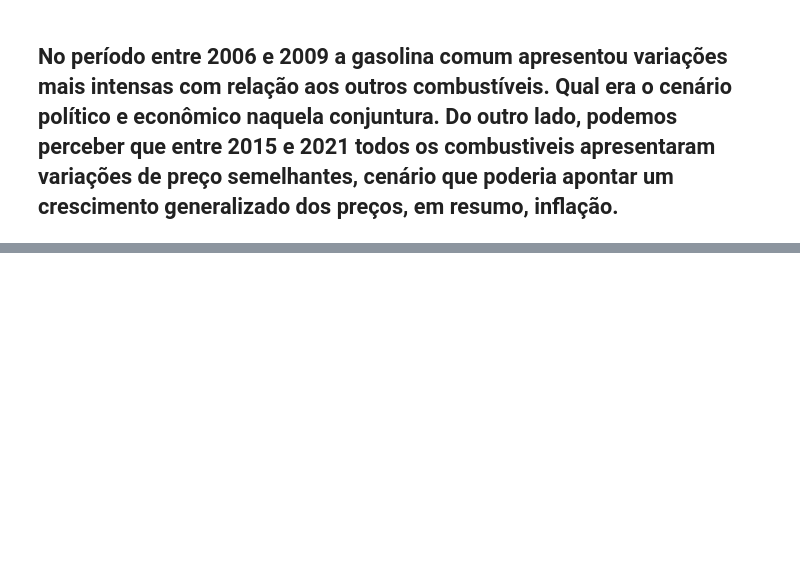
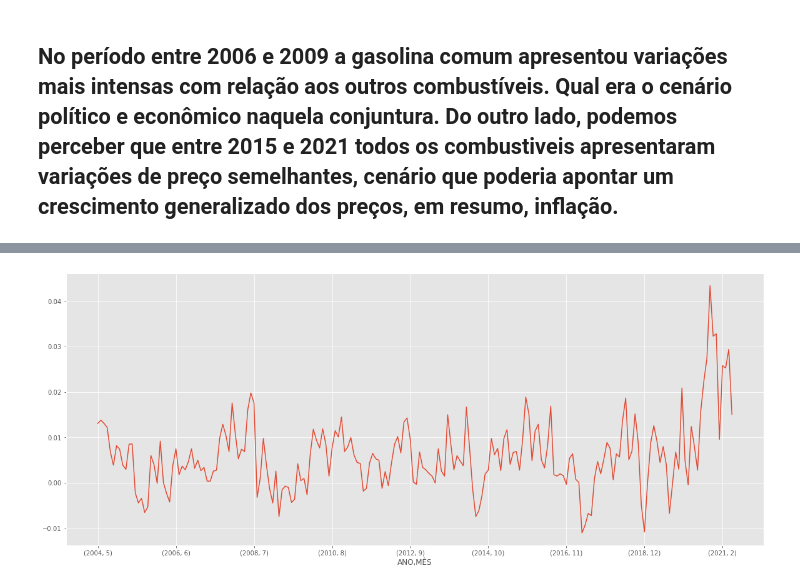
Before and after one commit to joaosds/DS-P1-Combustiveis, a Jupyter notebook: gas2.ipynb, the cells around one changed output, grey strips where cells are left out. Saved outputs shown, nothing was run; the diff lists cells and outputs as text; code cells hidden in the pictures; blank space fills up the shorter version.

```diff
--- a/gas2.ipynb
+++ b/gas2.ipynb
@@ -169,0 +173,4 @@ plt.show()
+# %%
+igpm = pd.read_csv('igpm.csv')
+# %%
+igpm.reset_index(drop=True, inplace=True)
@@ -169,0 +193,4 @@ plt.show()
+# %%
+igpm_gas = df2['GASOLINA COMUM'].unstack(2)['CENTRO OESTE'].to_frame().reset_index().join(igpm)
+# %%
+igpm_gas['var gas'] = igpm_gas['CENTRO OESTE'].pct_change()
@@ -169,0 +213,5 @@ plt.show()
+# %%
+igpm_gas[['ANO', 'MÊS','var']].groupby(['ANO', 'MÊS'])['var'].sum().plot()
+plt.show()
+# %% [output]
+[figure, added]
```
Also changed, not shown: parts of 10 cells of this notebook.
